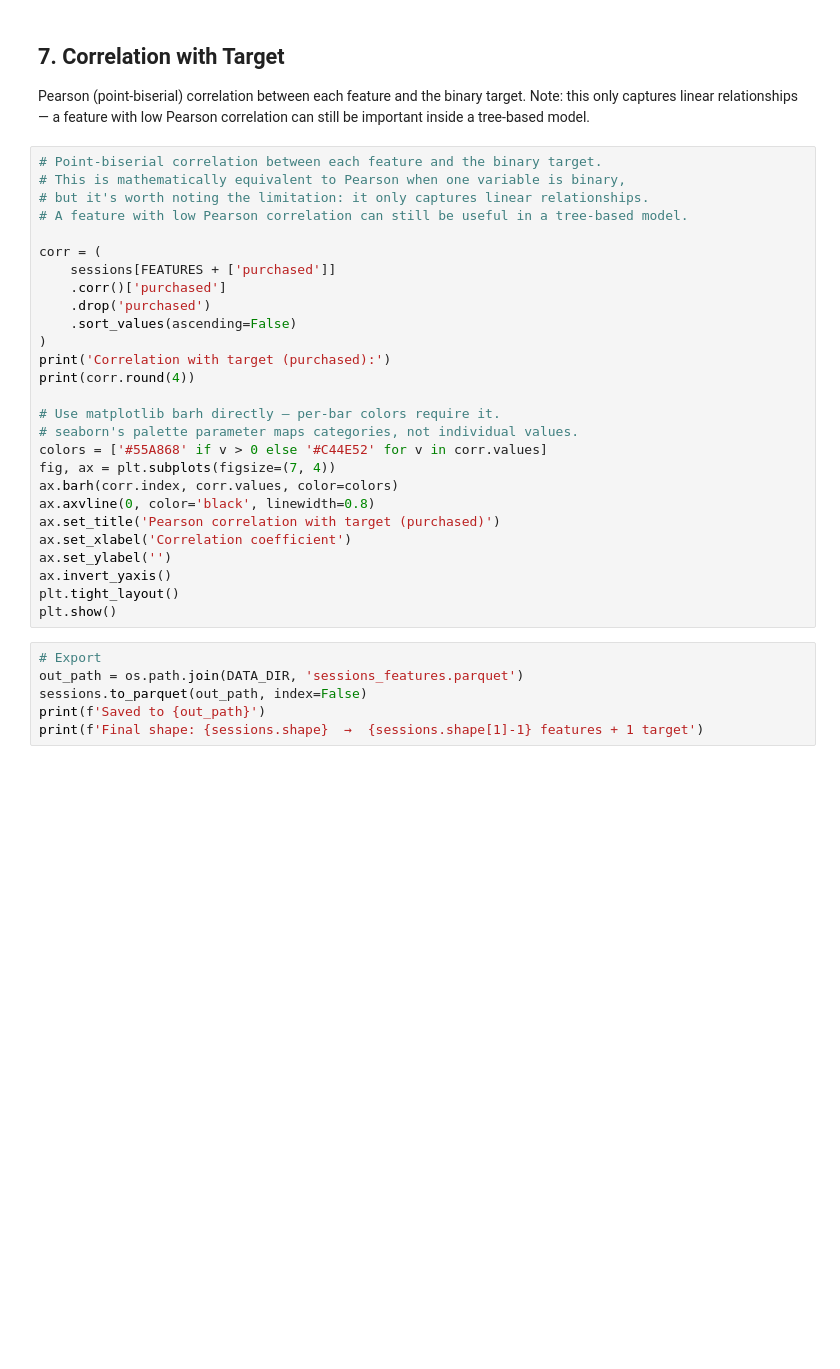
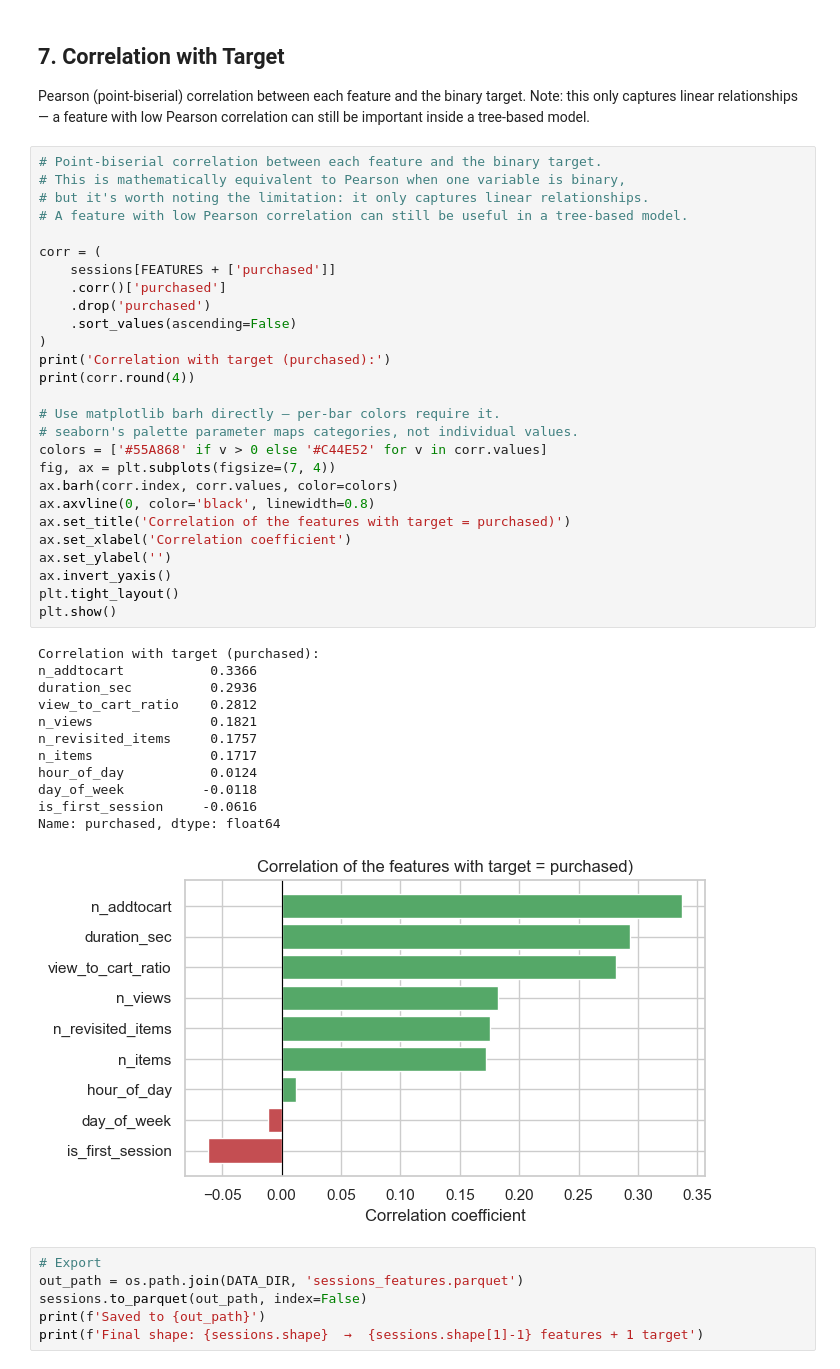
Before and after one commit to helenaschulz/sensei, a Jupyter notebook: notebooks/02_sessionize.ipynb, the cells around one changed output. Saved outputs shown, nothing was run; the diff lists cells and outputs as text; blank space fills up the shorter version.

```diff
--- a/notebooks/02_sessionize.ipynb
+++ b/notebooks/02_sessionize.ipynb
@@ -238,30 +238,43 @@ can still be important inside a tree-based model.
 # %%
 # Point-biserial correlation between each feature and the binary target.
 # This is mathematically equivalent to Pearson when one variable is binary,
 # but it's worth noting the limitation: it only captures linear relationships.
 # A feature with low Pearson correlation can still be useful in a tree-based model.
 
 corr = (
     sessions[FEATURES + ['purchased']]
     .corr()['purchased']
     .drop('purchased')
     .sort_values(ascending=False)
 )
 print('Correlation with target (purchased):')
 print(corr.round(4))
 
 # Use matplotlib barh directly — per-bar colors require it.
 # seaborn's palette parameter maps categories, not individual values.
 colors = ['#55A868' if v > 0 else '#C44E52' for v in corr.values]
 fig, ax = plt.subplots(figsize=(7, 4))
 ax.barh(corr.index, corr.values, color=colors)
 ax.axvline(0, color='black', linewidth=0.8)
-ax.set_title('Pearson correlation with target (purchased)')
+ax.set_title('Correlation of the features with target = purchased)')
 ax.set_xlabel('Correlation coefficient')
 ax.set_ylabel('')
 ax.invert_yaxis()
 plt.tight_layout()
 plt.show()
+# %% [output]
+Correlation with target (purchased):
+n_addtocart           0.3366
+duration_sec          0.2936
+view_to_cart_ratio    0.2812
+n_views               0.1821
+n_revisited_items     0.1757
+n_items               0.1717
+hour_of_day           0.0124
+day_of_week          -0.0118
+is_first_session     -0.0616
+Name: purchased, dtype: float64
+[figure, added]
 # %%
 # Export
 out_path = os.path.join(DATA_DIR, 'sessions_features.parquet')
```
Also changed, not shown: parts of 1 cell of this notebook, 2 other files.
